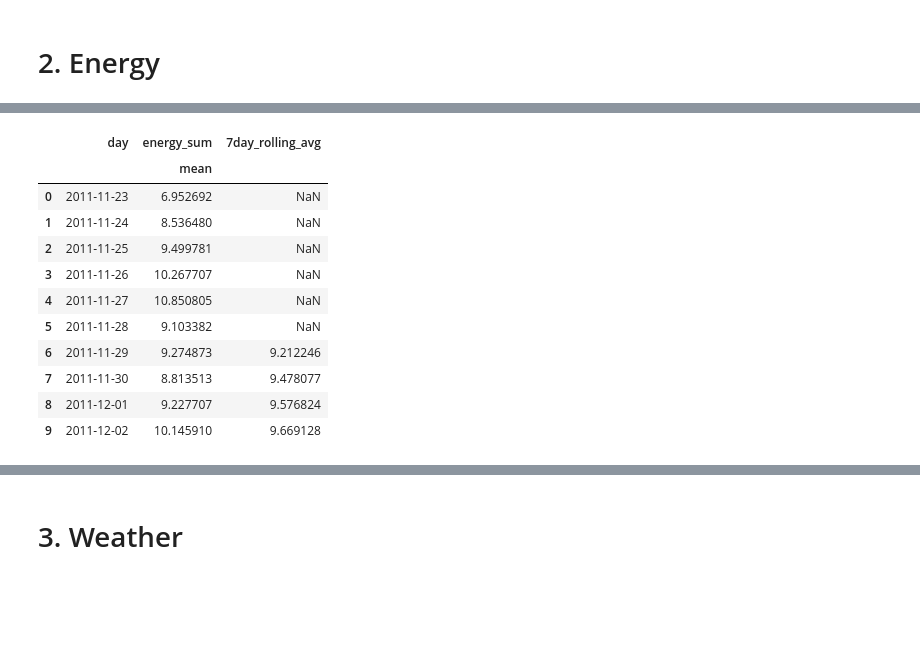
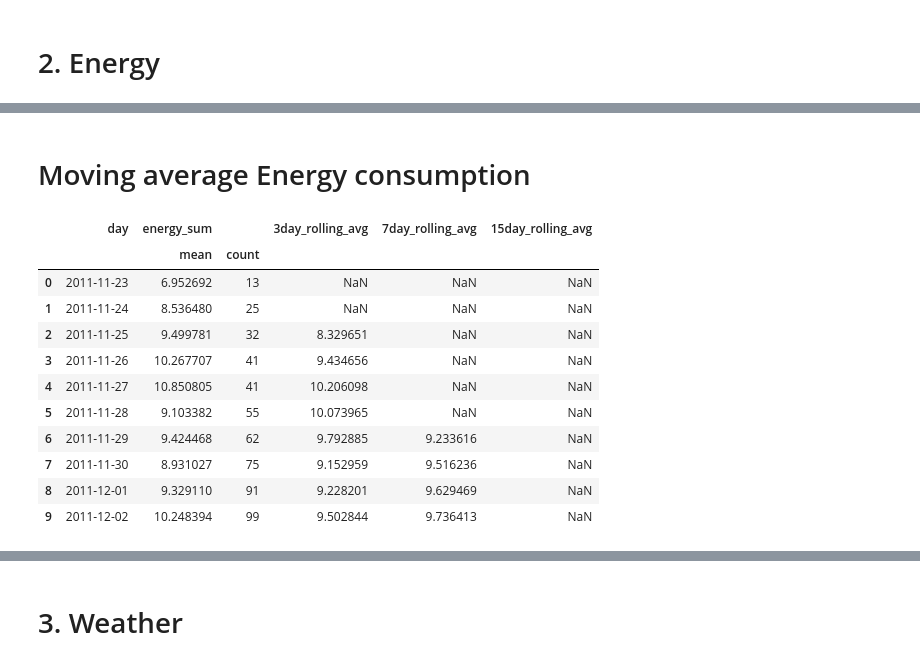
Before and after one commit to Akansh-a/Smart-Meters, a Jupyter notebook: 1.Plots.ipynb, the cells around one changed output, grey strips where cells are left out. Saved outputs shown, nothing was run; the diff lists cells and outputs as text; code cells hidden in the pictures; blank space fills up the shorter version.

```diff
--- a/1.Plots.ipynb
+++ b/1.Plots.ipynb
@@ -52,5 +72,5 @@ Text(0, 0.5, 'Energy_Sum')
 # %%
 energy_data.day = pd.to_datetime(energy_data.day,format='%Y-%m-%d').dt.date
-energy_data_day = energy_data.groupby('day').agg({'energy_sum': ['mean']}).reset_index()
+energy_data_day = energy_data.groupby('day').agg({'energy_sum': ['mean', 'count']}).reset_index()
 energy_data_day['day'] = pd.to_datetime(energy_data_day['day'])
 # %%
@@ -67,19 +96,22 @@ Text(0, 0.5, 'Energy_Sum')
+# %% [markdown]
+# Moving average Energy consumption
 # %%
-# computing a 7 day rolling average
-energy_data_day[ '7day_rolling_avg' ] = energy_data_day.energy_sum.rolling( 7).mean()
+energy_data_day[ '3day_rolling_avg' ] = energy_data_day['energy_sum']['mean'].rolling( 3).mean()
+energy_data_day[ '7day_rolling_avg' ] = energy_data_day['energy_sum']['mean'].rolling( 7).mean()
+energy_data_day[ '15day_rolling_avg' ] = energy_data_day['energy_sum']['mean'].rolling( 15).mean()
 
 # viewing the dataset
 energy_data_day.head(10)
 # %% [output]
-|  | day | energy_sum | 7day_rolling_avg |
-|  |  | mean |  |
-| 0 | 2011-11-23 | 6.952692 | NaN |
-| 1 | 2011-11-24 | 8.536480 | NaN |
-| 2 | 2011-11-25 | 9.499781 | NaN |
-| 3 | 2011-11-26 | 10.267707 | NaN |
-| 4 | 2011-11-27 | 10.850805 | NaN |
-| 5 | 2011-11-28 | 9.103382 | NaN |
-| 6 | 2011-11-29 | 9.274873 | 9.212246 |
-| 7 | 2011-11-30 | 8.813513 | 9.478077 |
-| 8 | 2011-12-01 | 9.227707 | 9.576824 |
-| 9 | 2011-12-02 | 10.145910 | 9.669128 |
+|  | day | energy_sum |  | 3day_rolling_avg | 7day_rolling_avg | 15day_rolling_avg |
+|  |  | mean | count |  |  |  |
+| 0 | 2011-11-23 | 6.952692 | 13 | NaN | NaN | NaN |
+| 1 | 2011-11-24 | 8.536480 | 25 | NaN | NaN | NaN |
+| 2 | 2011-11-25 | 9.499781 | 32 | 8.329651 | NaN | NaN |
+| 3 | 2011-11-26 | 10.267707 | 41 | 9.434656 | NaN | NaN |
+| 4 | 2011-11-27 | 10.850805 | 41 | 10.206098 | NaN | NaN |
+| 5 | 2011-11-28 | 9.103382 | 55 | 10.073965 | NaN | NaN |
+| 6 | 2011-11-29 | 9.424468 | 62 | 9.792885 | 9.233616 | NaN |
+| 7 | 2011-11-30 | 8.931027 | 75 | 9.152959 | 9.516236 | NaN |
+| 8 | 2011-12-01 | 9.329110 | 91 | 9.228201 | 9.629469 | NaN |
+| 9 | 2011-12-02 | 10.248394 | 99 | 9.502844 | 9.736413 | NaN |
```
Also changed, not shown: parts of 21 cells of this notebook.
